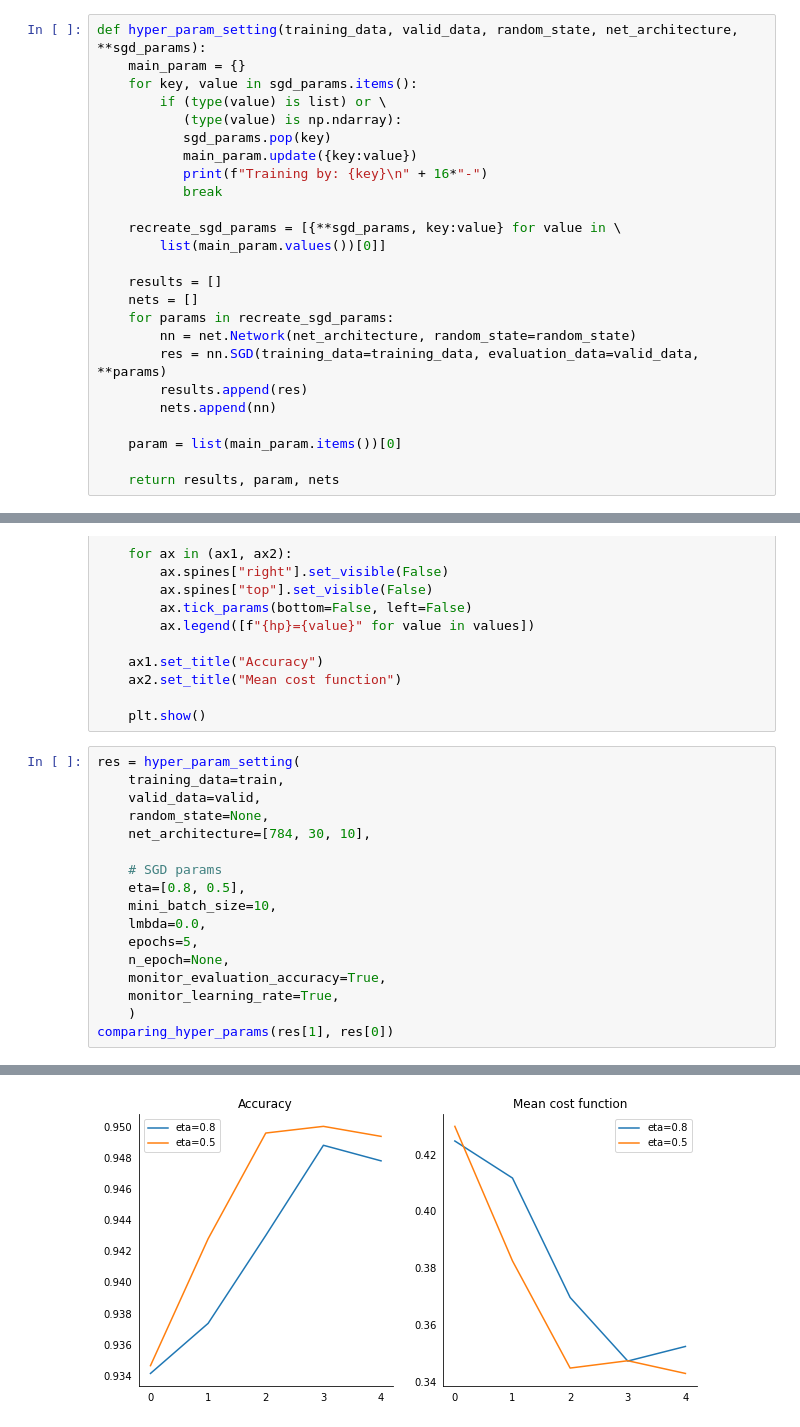
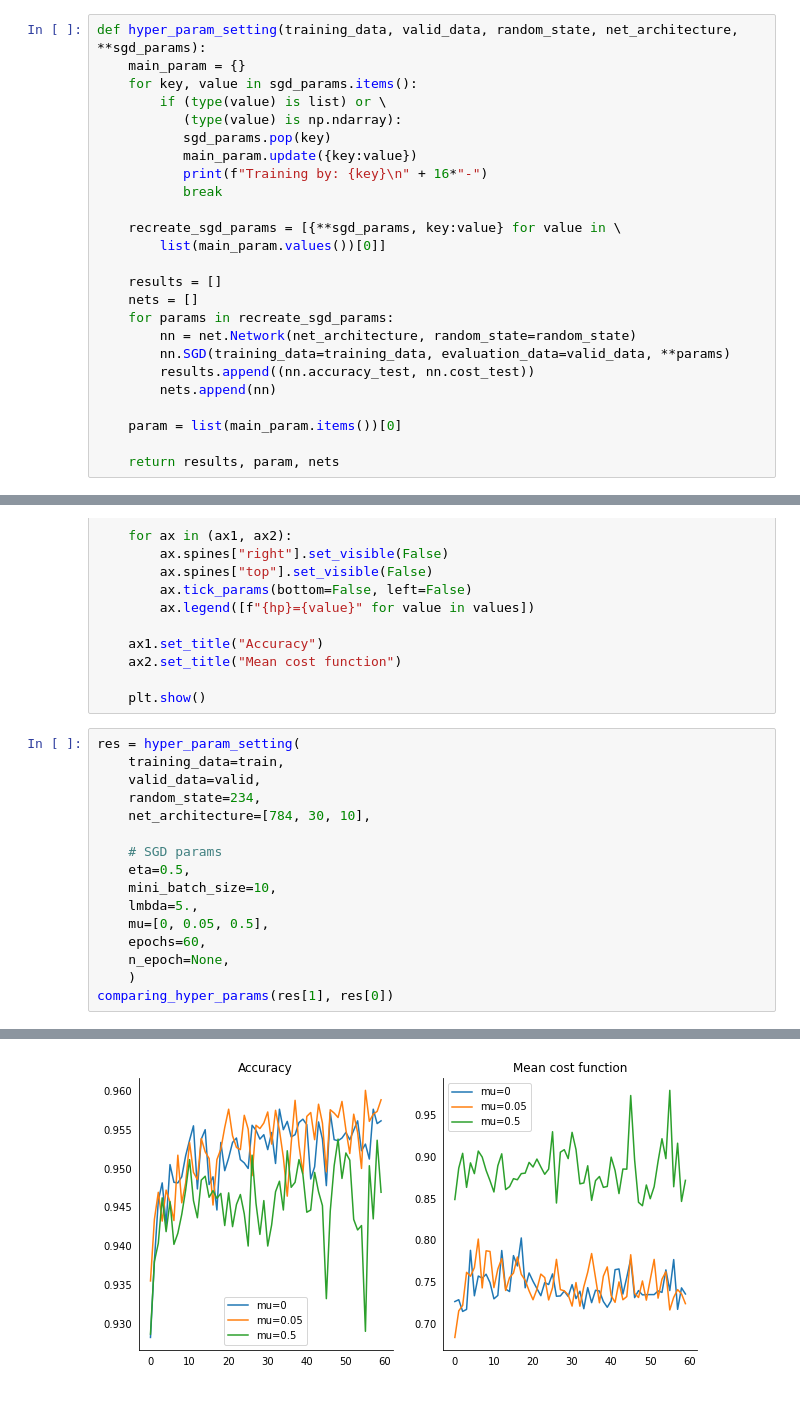
Before and after one commit to Grafit24/my-first-neurol-network, a Jupyter notebook: hyper_param.ipynb, the cells around one changed output, grey strips where cells are left out. Cells and saved outputs as stored; diff of their text form.

```diff
--- a/hyper_param.ipynb
+++ b/hyper_param.ipynb
@@ -24,8 +24,8 @@ def hyper_param_setting(training_data, valid_data, random_state, net_architectur
     nets = []
     for params in recreate_sgd_params:
         nn = net.Network(net_architecture, random_state=random_state)
-        res = nn.SGD(training_data=training_data, evaluation_data=valid_data, **params)
-        results.append(res)
+        nn.SGD(training_data=training_data, evaluation_data=valid_data, **params)
+        results.append((nn.accuracy_test, nn.cost_test))
         nets.append(nn)
 
     param = list(main_param.items())[0]
@@ -55,17 +55,16 @@ def comparing_hyper_params(hyper_param, accuracy_and_cost_results, figsize=(10,
 res = hyper_param_setting(
     training_data=train,
     valid_data=valid,
-    random_state=None,
+    random_state=234,
     net_architecture=[784, 30, 10],
 
     # SGD params
-    eta=[0.8, 0.5],
+    eta=0.5,
     mini_batch_size=10,
-    lmbda=0.0,
-    epochs=5,
+    lmbda=5.,
+    mu=[0, 0.05, 0.5],
+    epochs=60,
     n_epoch=None,
-    monitor_evaluation_accuracy=True,
-    monitor_learning_rate=True,
     )
 comparing_hyper_params(res[1], res[0])
 # %% [output]
@@ -89 +88 @@ Epoch 5 training complete
-[figure, old version]
+[figure, new version]
```
Also changed, not shown: parts of 4 cells of this notebook, 2 other files.
